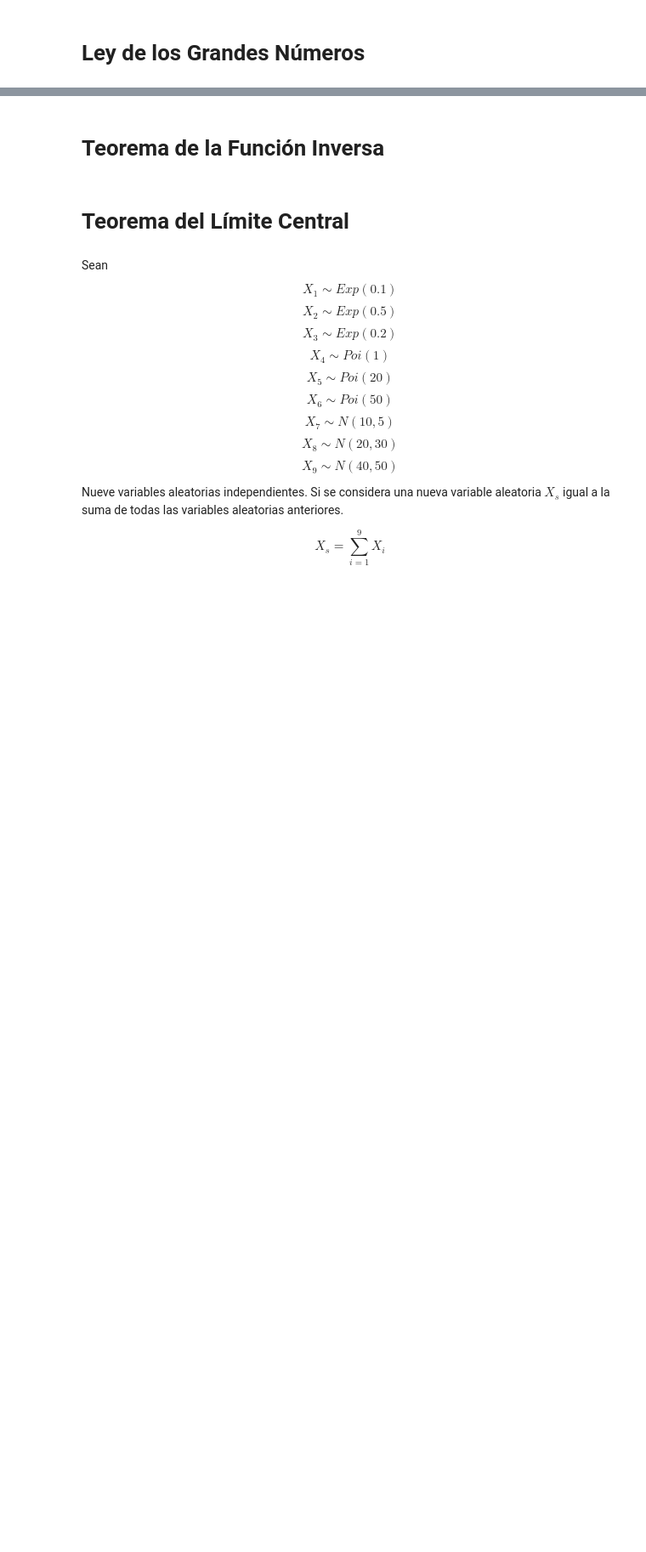
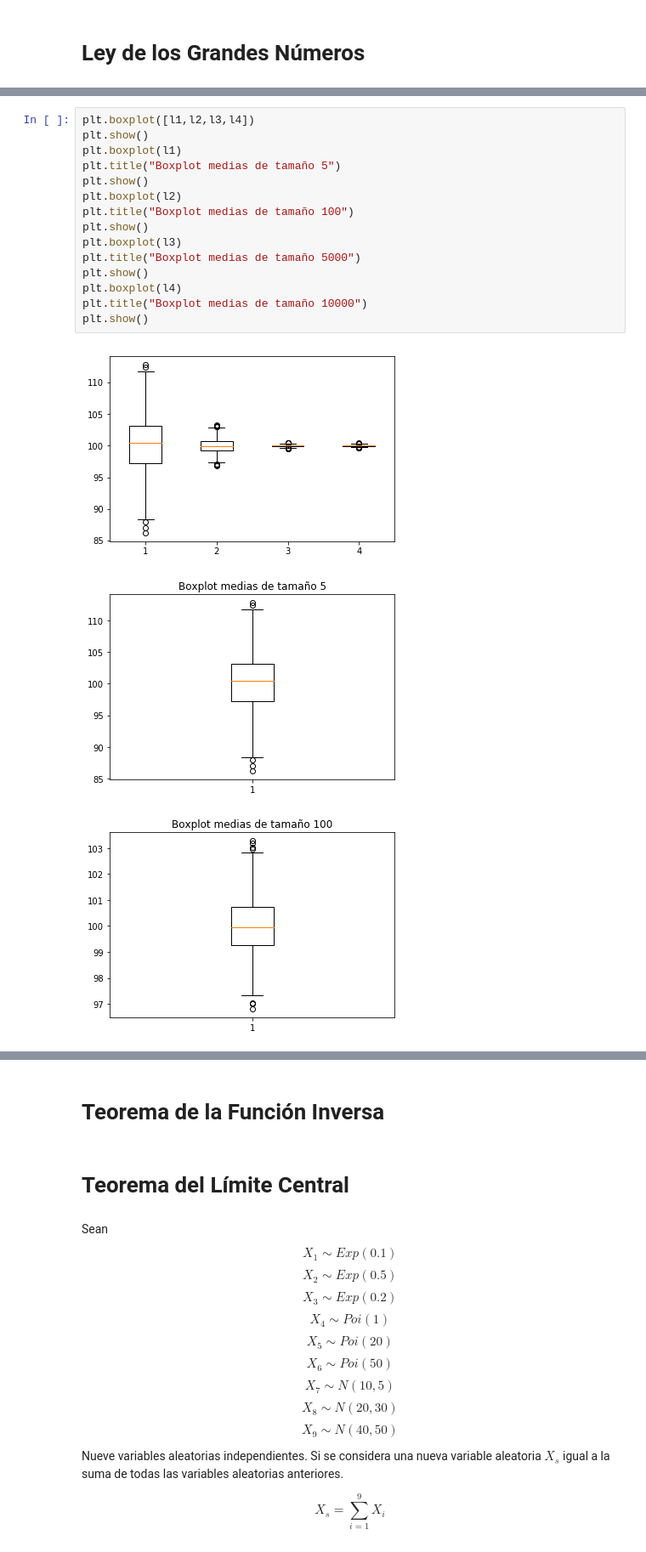
Before and after one commit to Umauro/LabEstaca3, a Jupyter notebook: Pellizzari_Vega_Lab3.ipynb, the cells around one changed output, grey strips where cells are left out. Shown at 85% size. Cells and saved outputs as stored; diff of their text form; blank space fills up the shorter version.

```diff
--- a/Pellizzari_Vega_Lab3.ipynb
+++ b/Pellizzari_Vega_Lab3.ipynb
@@ -30,0 +156,19 @@ import math
+# %%
+plt.boxplot([l1,l2,l3,l4])
+plt.show()
+plt.boxplot(l1)
+plt.title("Boxplot medias de tamaño 5")
+plt.show()
+plt.boxplot(l2)
+plt.title("Boxplot medias de tamaño 100")
+plt.show()
+plt.boxplot(l3)
+plt.title("Boxplot medias de tamaño 5000")
+plt.show()
+plt.boxplot(l4)
+plt.title("Boxplot medias de tamaño 10000")
+plt.show()
+# %% [output]
+[figure, added]
+[figure, added]
+[figure, added]
```
Also changed, not shown: parts of 12 cells of this notebook.
